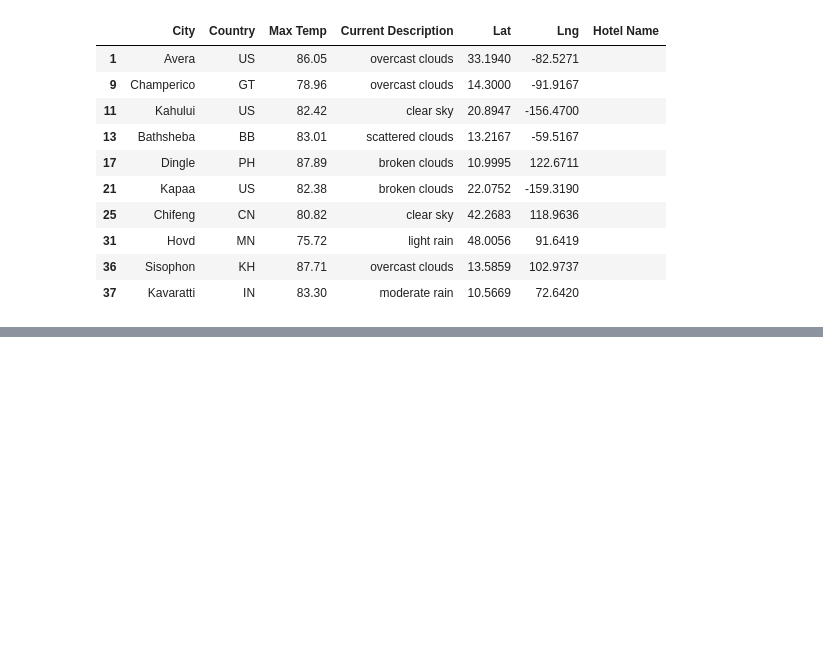
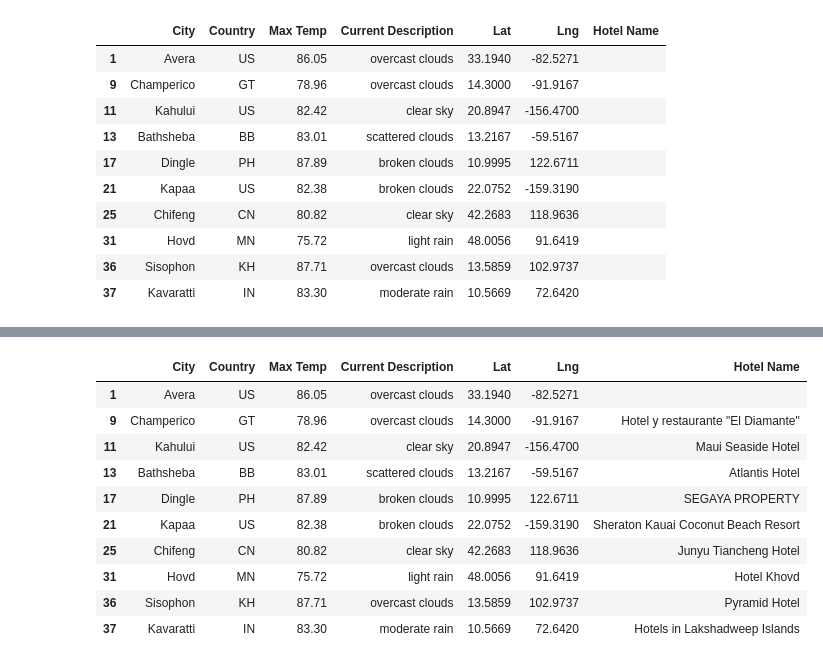
Before and after one commit to topeadeolatunji/World_Weather_Analysis, a Jupyter notebook: Vacation_Search.ipynb, the cells around one changed output, grey strips where cells are left out. Saved outputs shown, nothing was run; the diff lists cells and outputs as text; code cells hidden in the pictures; blank space fills up the shorter version.

```diff
--- a/Vacation_Search.ipynb
+++ b/Vacation_Search.ipynb
@@ -89,6 +107,7 @@ hotel_df = preferred_cities_df[["City", "Country", "Max Temp", "Current Descript
 
 # 5b. Create a new column "Hotel Name"
 hotel_df["Hotel Name"] = ""
+hotel_df= hotel_df.dropna()
 hotel_df.head(10)
 # %% [output]
 |  | City | Country | Max Temp | Current Description | Lat | Lng | Hotel Name |
@@ -135,4 +170,17 @@ ConnectionError: HTTPSConnectionPool(host='maps.googleapis.com', port=443): Max
 # %%
 # 7. Drop the rows where there is no Hotel Name.
+hotel_df.head(10)
+# %% [output]
+|  | City | Country | Max Temp | Current Description | Lat | Lng | Hotel Name |
+| 1 | Avera | US | 86.05 | overcast clouds | 33.1940 | -82.5271 |  |
+| 9 | Champerico | GT | 78.96 | overcast clouds | 14.3000 | -91.9167 | Hotel y restaurante "El Diamante" |
+| 11 | Kahului | US | 82.42 | clear sky | 20.8947 | -156.4700 | Maui Seaside Hotel |
+| 13 | Bathsheba | BB | 83.01 | scattered clouds | 13.2167 | -59.5167 | Atlantis Hotel |
+| 17 | Dingle | PH | 87.89 | broken clouds | 10.9995 | 122.6711 | SEGAYA PROPERTY |
+| 21 | Kapaa | US | 82.38 | broken clouds | 22.0752 | -159.3190 | Sheraton Kauai Coconut Beach Resort |
+| 25 | Chifeng | CN | 80.82 | clear sky | 42.2683 | 118.9636 | Junyu Tiancheng Hotel |
+| 31 | Hovd | MN | 75.72 | light rain | 48.0056 | 91.6419 | Hotel Khovd |
+| 36 | Sisophon | KH | 87.71 | overcast clouds | 13.5859 | 102.9737 | Pyramid Hotel |
+| 37 | Kavaratti | IN | 83.30 | moderate rain | 10.5669 | 72.6420 | Hotels in Lakshadweep Islands |
 # %%
 # 8a. Create the output File (CSV)
```
Also changed, not shown: parts of 6 cells of this notebook.
